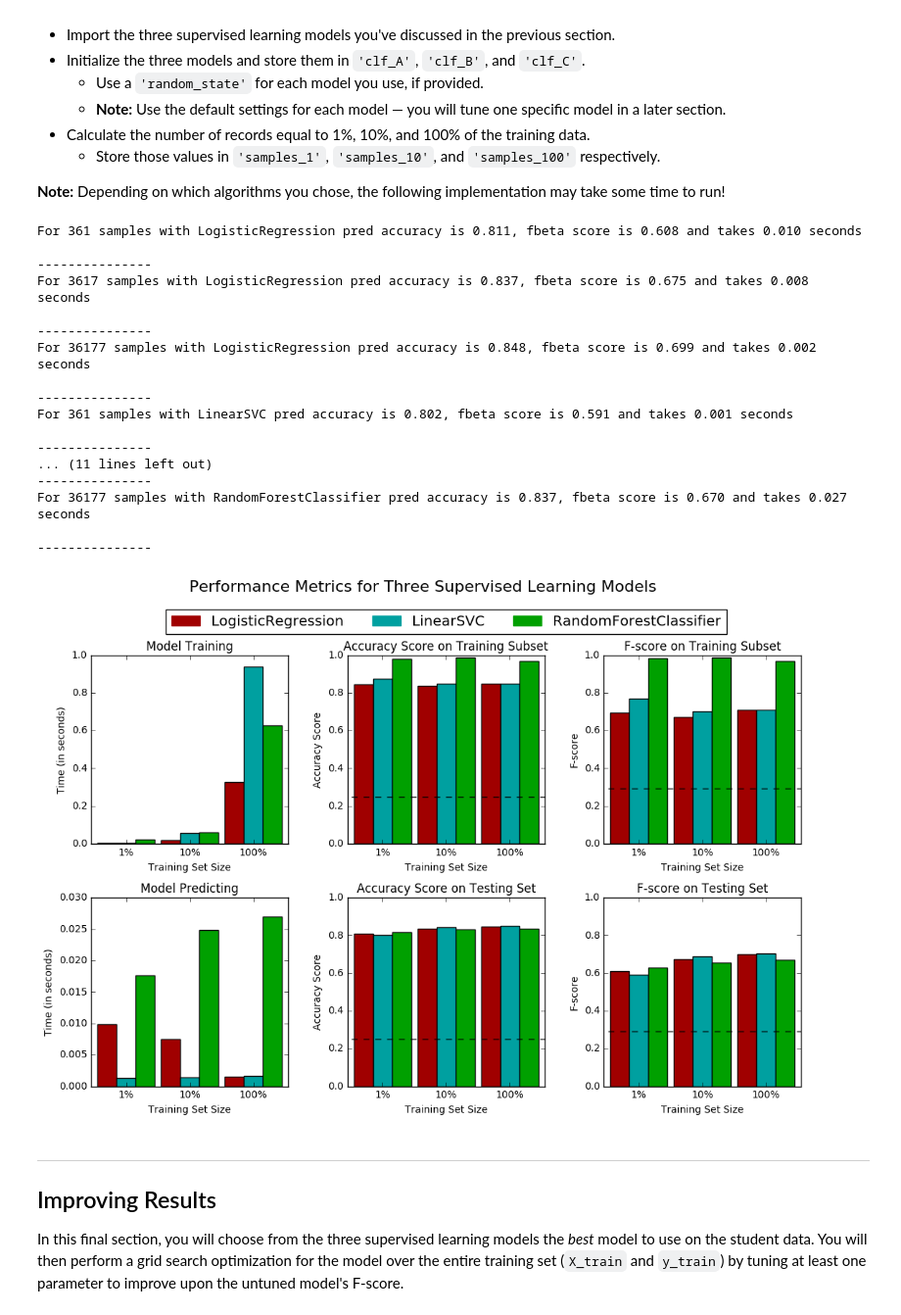
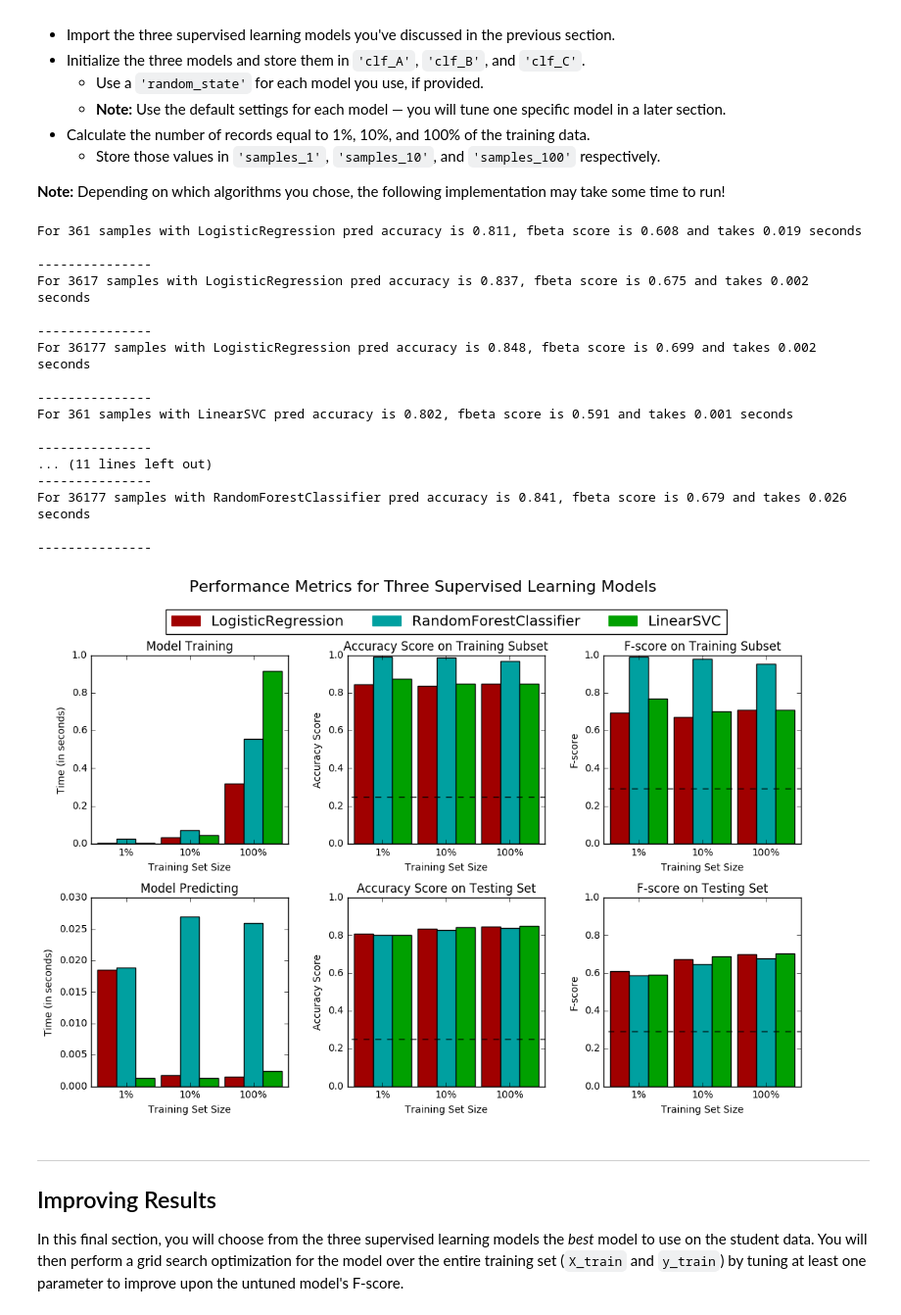
Before and after one commit to nishanthjois/Finding-Donors-Machine-Learning, a Jupyter notebook: finding_donors.ipynb, the cells around one changed output. Shown at 98% size. Saved outputs shown, nothing was run; the diff lists cells and outputs as text; code cells hidden in the pictures.

```diff
--- a/finding_donors.ipynb
+++ b/finding_donors.ipynb
@@ -435,48 +441,48 @@ from sklearn.ensemble import RandomForestClassifier, AdaBoostClassifier
 from sklearn.naive_bayes import GaussianNB
 from sklearn.linear_model import SGDClassifier
 
-
+random = 7
 # TODO: Initialize the three models
-clf_A = LogisticRegression()
-clf_B = LinearSVC()
-clf_C = RandomForestClassifier()
+clf_A = LogisticRegression(random_state=7)
+clf_B = LinearSVC(random_state=7)
+clf_C = RandomForestClassifier(random_state=7)
 
 # TODO: Calculate the number of samples for 1%, 10%, and 100% of the training data
 n_train = len(y_train)
 samples_1 =int( 0.01*n_train)
 samples_10 = int(0.1*n_train)
 samples_100 = int(n_train)
 
 # Collect results on the learners
 results = {}
 for clf in [clf_A, clf_B, clf_C]:
     clf_name = clf.__class__.__name__
     results[clf_name] = {}
     for i, samples in enumerate([samples_1, samples_10, samples_100]):
         results[clf_name][i] = \
         train_predict(clf, samples, X_train, y_train, X_test, y_test)
 
 # Run metrics visualization for the three supervised learning models chosen
 vs.evaluate(results, accuracy, fscore)
 # %% [output]
-For 361 samples with LogisticRegression pred accuracy is 0.811, fbeta score is 0.608 and takes 0.010 seconds
+For 361 samples with LogisticRegression pred accuracy is 0.811, fbeta score is 0.608 and takes 0.019 seconds
 
 ---------------
-For 3617 samples with LogisticRegression pred accuracy is 0.837, fbeta score is 0.675 and takes 0.008 seconds
+For 3617 samples with LogisticRegression pred accuracy is 0.837, fbeta score is 0.675 and takes 0.002 seconds
 
 ---------------
 For 36177 samples with LogisticRegression pred accuracy is 0.848, fbeta score is 0.699 and takes 0.002 seconds
 
 ---------------
 For 361 samples with LinearSVC pred accuracy is 0.802, fbeta score is 0.591 and takes 0.001 seconds
 
 ---------------
 ... (11 lines left out)
 ---------------
-For 36177 samples with RandomForestClassifier pred accuracy is 0.837, fbeta score is 0.670 and takes 0.027 seconds
+For 36177 samples with RandomForestClassifier pred accuracy is 0.841, fbeta score is 0.679 and takes 0.026 seconds
 
 ---------------
-[figure, old version]
+[figure, new version]
 # %% [markdown]
 ----
 ## Improving Results
```
Also changed, not shown: parts of 9 cells of this notebook, 1 other file.
